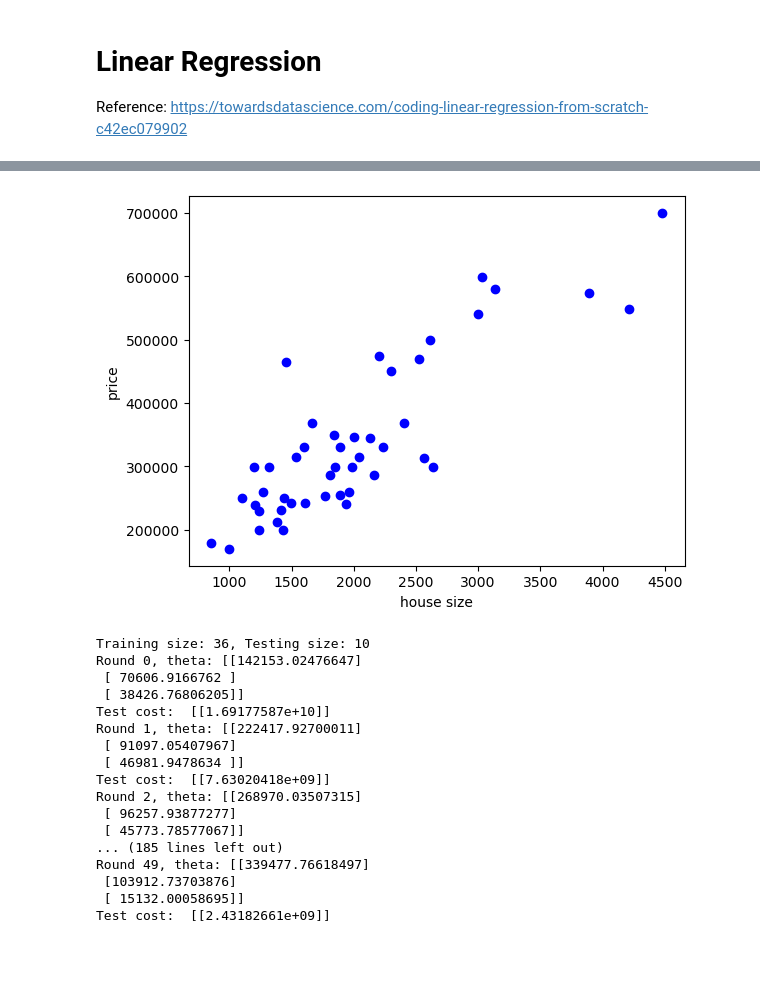
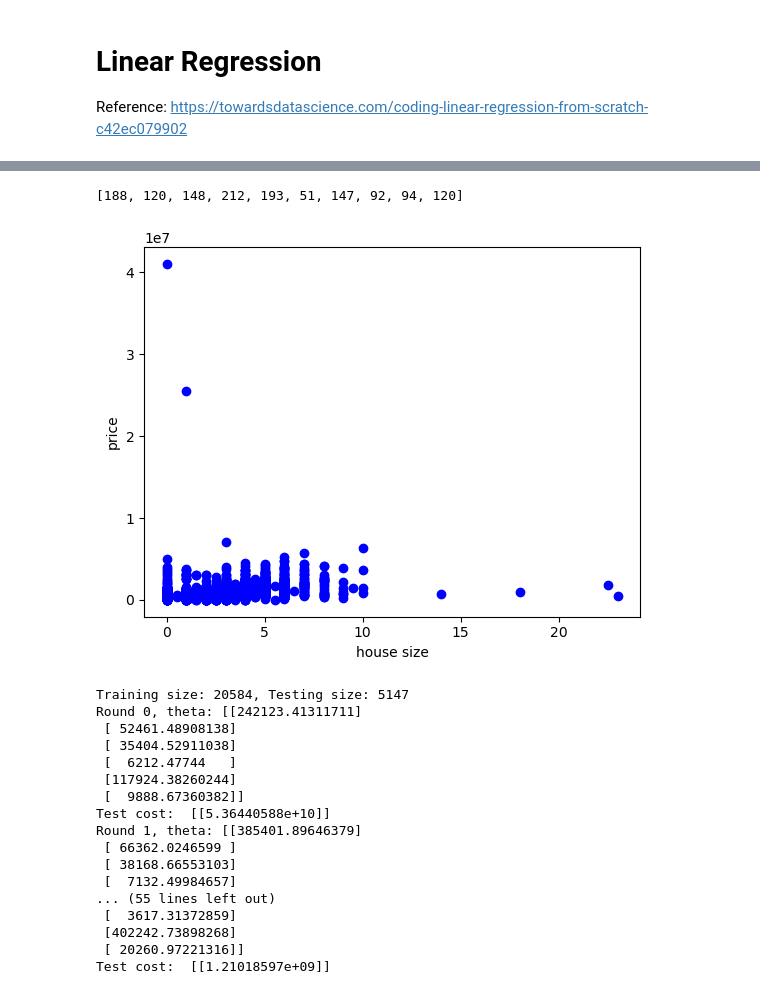
Before and after one commit to EricDinging/Propius, a Jupyter notebook: evaluation/workload/1-linear_regression.ipynb, the cells around one changed output, grey strips where cells are left out. Saved outputs shown, nothing was run; the diff lists cells and outputs as text; code cells hidden in the pictures; blank space fills up the shorter version.

```diff
--- a/evaluation/workload/1-linear_regression.ipynb
+++ b/evaluation/workload/1-linear_regression.ipynb
@@ -23,12 +23,22 @@ def normalize(data):
 		std.append(np.std(data[:,i]))
 
 def load_data(filename):
-	df = pd.read_csv(filename, sep=",", index_col=False)
-	df.columns = ["housesize", "rooms", "price"]
-	data = np.array(df, dtype=float)
-	plot_data(data[:,:2], data[:, -1])
-	normalize(data)
-	return data[:,:2], data[:, -1]
+    df = pd.read_csv(filename, sep=",", index_col=False)
+    df.fillna(0, inplace=True)
+    columns_of_interest = [
+		"bathrooms",
+		"bedrooms",
+		"favoriteCount",
+		"lastSoldPrice",
+		"pageViewCount",
+		"price",
+	]
+
+    extracted_data = df[columns_of_interest]
+    data = np.array(extracted_data, dtype=float)
+    plot_data(data[:, :2], data[:, -1])
+    normalize(data)
+    return data[:, :-1], data[:, -1]
 # %%
 # Linear function
 def h(x, theta):
@@ -68,9 +78,9 @@ def test(theta, x):
 # %%
 # Import & visualize
 
-x, y = load_data("../../datasets/house_price/house_price_data.txt")
+x, y = load_data("../../datasets/house_price/portland_housing.csv")
 
-y = np.reshape(y, (46, 1))
+y = np.reshape(y, (x.shape[0], 1))
 x = np.hstack((np.ones((x.shape[0], 1)), x))
 
 train_size = int(x.shape[0] * 4/5)
@@ -84,7 +94,7 @@ y_test = y[train_size:, :]
 
 theta = np.zeros((x.shape[1], 1))
 learning_rate = 0.1
-num_epochs = 100
+num_epochs = 50
 theta, J_all = gradient_descent(x_train, y_train, theta, learning_rate, num_epochs)
 
 # Test
@@ -114,11 +127,12 @@ Parameters:  [[344561.60652712]
 # %%
 np.random.seed(0)
-num_device = 1
-per_device_size = [int(np.random.normal(20, 1)) for _ in range(num_device)]
+num_device = 10
+per_device_size = [int(np.random.normal(100, 50)) for _ in range(num_device)]
+print(per_device_size)
 
 # Import & visualize
-x, y = load_data("../../datasets/house_price/house_price_data.txt")
-y = np.reshape(y, (46, 1))
+x, y = load_data("../../datasets/house_price/portland_housing.csv")
+y = np.reshape(y, (x.shape[0], 1))
 x = np.hstack((np.ones((x.shape[0], 1)), x))
 
 train_size = int(x.shape[0] * 4 / 5)
@@ -138,52 +152,52 @@ y_data_device = [y_train[per_device_idx[i], :] for i in range(num_device)]
 theta = np.zeros((x.shape[1], 1))
 learning_rate = 0.1
 num_epochs = 5
-num_round = 50
+num_round = 10
 
 J_test = []
 
 for i in range(num_round):
     theta_next = np.zeros((x.shape[1], 1))
     for j in range(num_device):
         theta_local, _ = gradient_descent(x_data_device[j], y_data_device[j], theta, learning_rate, num_epochs)
-        theta_next += theta_local
+        theta_next += per_device_size[j] / sum(per_device_size) * theta_local
 
-    theta_next /= num_device
     theta = theta_next
     print(f"Round {i}, theta: {theta}")
 
     # Test
     J = cost_function(x_test, y_test, theta)
     J_test.append(J)
     print("Test cost: ", J)
 
 # plotting cost
 n_epochs = []
 jplot = []
 count = 0
 for i in J_test:
     jplot.append(i[0][0])
     n_epochs.append(count)
     count += 1
 jplot = np.array(jplot)
 n_epochs = np.array(n_epochs)
 plot_cost(jplot, n_epochs)
 # %% [output]
+[188, 120, 148, 212, 193, 51, 147, 92, 94, 120]
-[figure, old version]
+[figure, new version]
-Training size: 36, Testing size: 10
-Round 0, theta: [[142153.02476647]
- [ 70606.9166762 ]
- [ 38426.76806205]]
-Test cost:  [[1.69177587e+10]]
-Round 1, theta: [[222417.92700011]
- [ 91097.05407967]
- [ 46981.9478634 ]]
-Test cost:  [[7.63020418e+09]]
-Round 2, theta: [[268970.03507315]
- [ 96257.93877277]
- [ 45773.78577067]]
-... (185 lines left out)
-Round 49, theta: [[339477.76618497]
- [103912.73703876]
- [ 15132.00058695]]
-Test cost:  [[2.43182661e+09]]
+Training size: 20584, Testing size: 5147
+Round 0, theta: [[242123.41311711]
+ [ 52461.48908138]
+ [ 35404.52911038]
+ [  6212.47744   ]
+ [117924.38260244]
+ [  9888.67360382]]
+Test cost:  [[5.36440588e+10]]
+Round 1, theta: [[385401.89646379]
+ [ 66362.0246599 ]
+ [ 38168.66553103]
+ [  7132.49984657]
+... (55 lines left out)
+ [  3617.31372859]
+ [402242.73898268]
+ [ 20260.97221316]]
+Test cost:  [[1.21018597e+09]]
```
Also changed, not shown: parts of 2 cells of this notebook, 1 other file.
